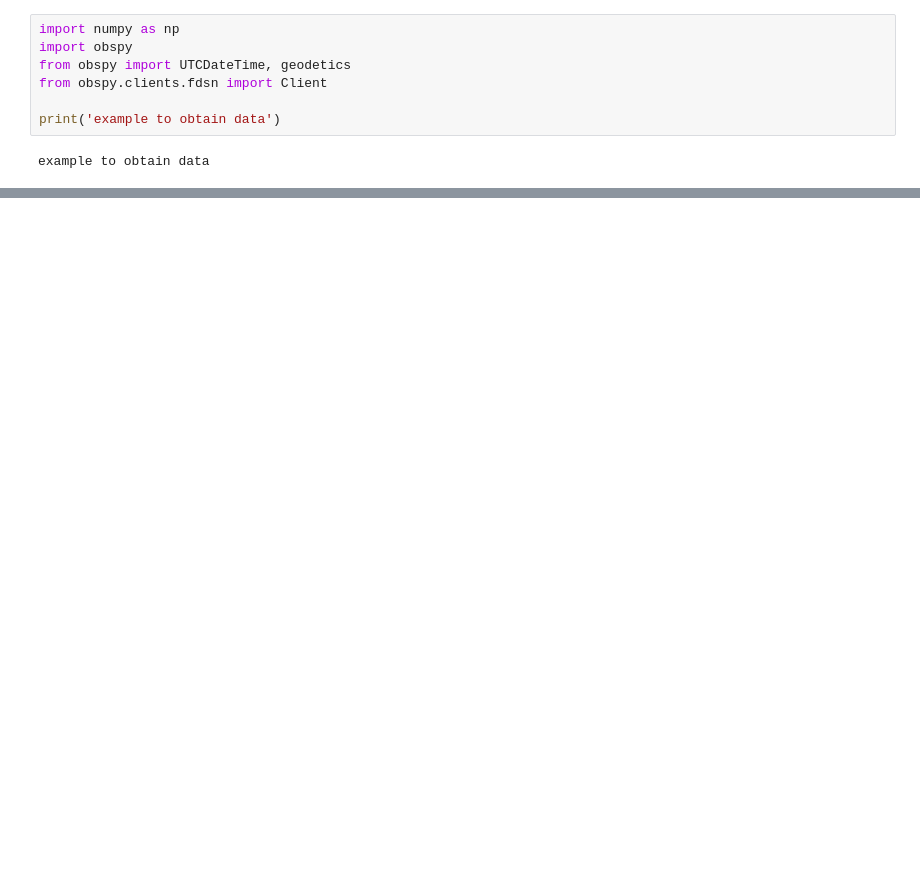
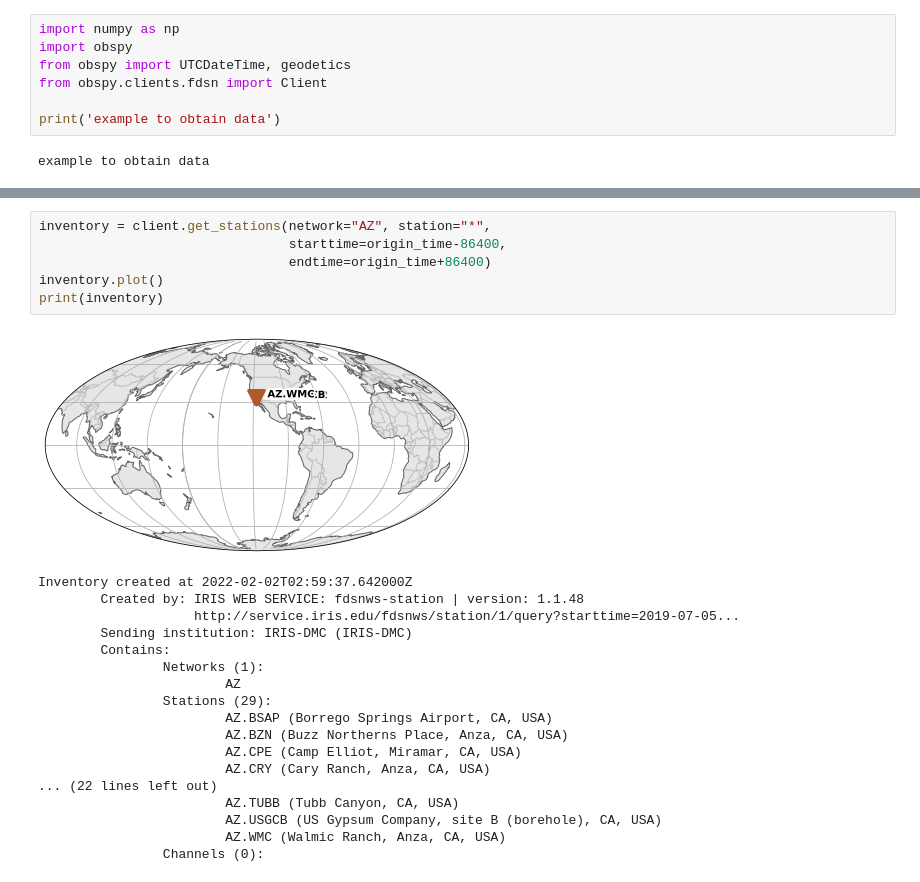
Before and after one commit to wenyfan/SIO161, a Jupyter notebook: Ex6_record.ipynb, the cells around one changed output, grey strips where cells are left out. Drawn from its saved outputs; the diff is of its cells as text; blank space fills up the shorter version.

```diff
--- a/Ex6_record.ipynb
+++ b/Ex6_record.ipynb
@@ -23,0 +25,25 @@ ImportError: Neither Basemap nor Cartopy could be imported.
+# %%
+inventory = client.get_stations(network="AZ", station="*",
+                                starttime=origin_time-86400,
+                                endtime=origin_time+86400)
+inventory.plot()
+print(inventory)
+# %% [output]
+[figure, added]
+Inventory created at 2022-02-02T02:59:37.642000Z
+        Created by: IRIS WEB SERVICE: fdsnws-station | version: 1.1.48
+                    http://service.iris.edu/fdsnws/station/1/query?starttime=2019-07-05...
+        Sending institution: IRIS-DMC (IRIS-DMC)
+        Contains:
+                Networks (1):
+                        AZ
+                Stations (29):
+                        AZ.BSAP (Borrego Springs Airport, CA, USA)
+                        AZ.BZN (Buzz Northerns Place, Anza, CA, USA)
+                        AZ.CPE (Camp Elliot, Miramar, CA, USA)
+                        AZ.CRY (Cary Ranch, Anza, CA, USA)
+... (22 lines left out)
+                        AZ.TUBB (Tubb Canyon, CA, USA)
+                        AZ.USGCB (US Gypsum Company, site B (borehole), CA, USA)
+                        AZ.WMC (Walmic Ranch, Anza, CA, USA)
+                Channels (0):
```
Also changed, not shown: parts of 7 cells of this notebook.
